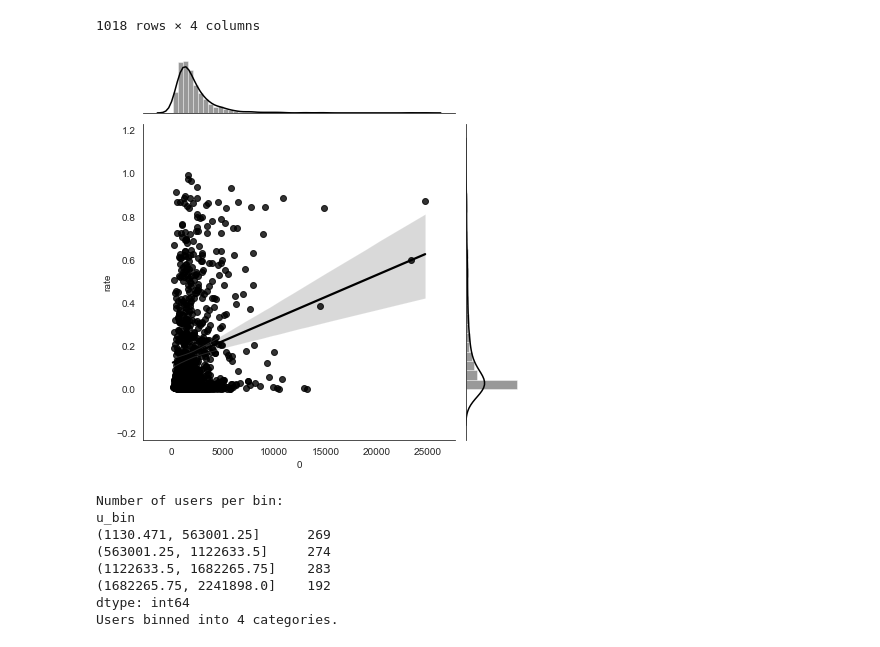
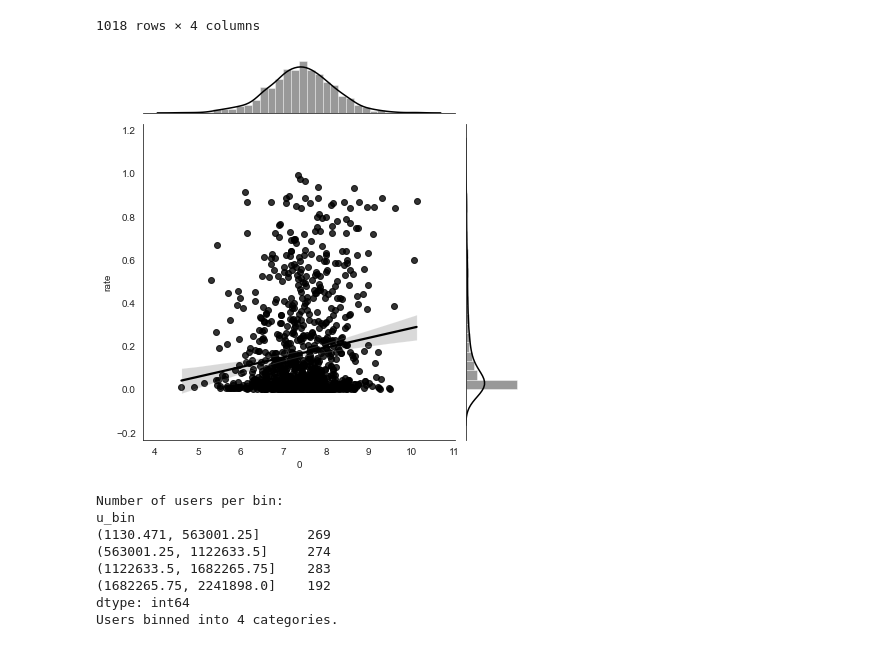
Before and after one commit to QuVil/cmb-recommendation, a Jupyter notebook: src/analysis/mainstream_tests.ipynb, the cells around one changed output. Saved outputs shown, nothing was run; the diff lists cells and outputs as text; code cells hidden in the pictures.

Commit message:
1205 graphs, plotting stuff mostly

```diff
--- a/src/analysis/mainstream_tests.ipynb
+++ b/src/analysis/mainstream_tests.ipynb
@@ -190,9 +203,9 @@ See the caveats in the documentation: https://pandas.pydata.org/pandas-docs/stab
 1018 rows × 4 columns
 # %%
 with sns.axes_style("white"):
-    sns.jointplot(x=0, y="rate", data=users_reco, kind="reg", color="k");
+    sns.jointplot(x=np.log(users_reco[0]), y="rate", data=users_reco, kind="reg", color="k");
 # %% [output]
-[figure, old version]
+[figure, new version]
 # %%
 USER_BINS = 4
 # Cutting into bins
```
Also changed, not shown: parts of 2 cells of this notebook, 5 other files.
